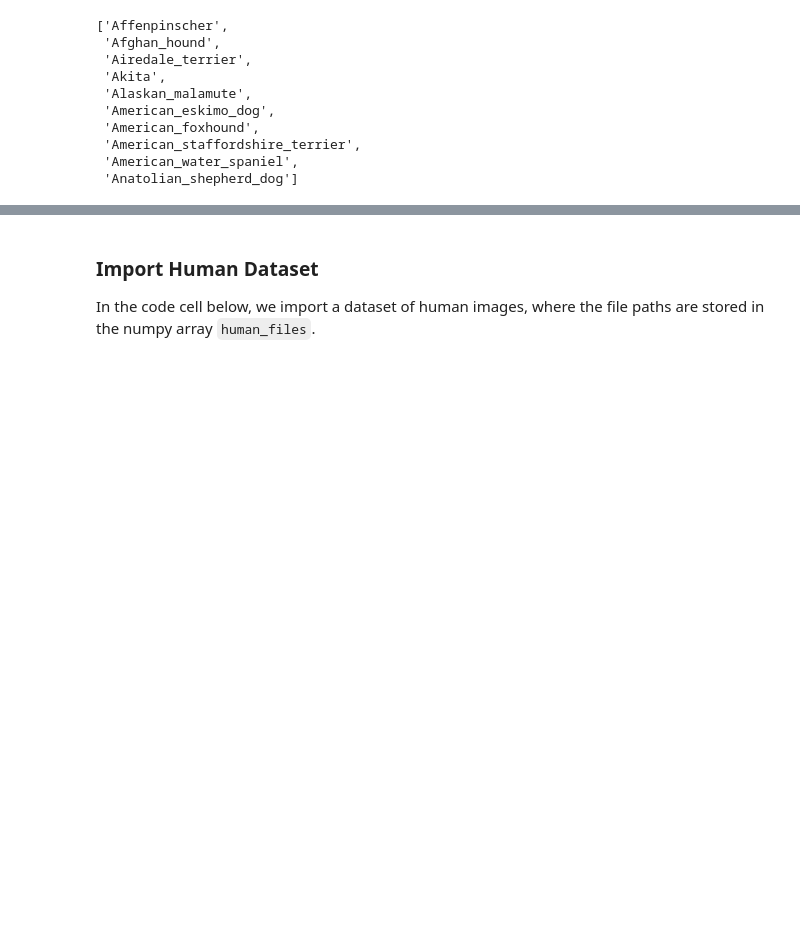
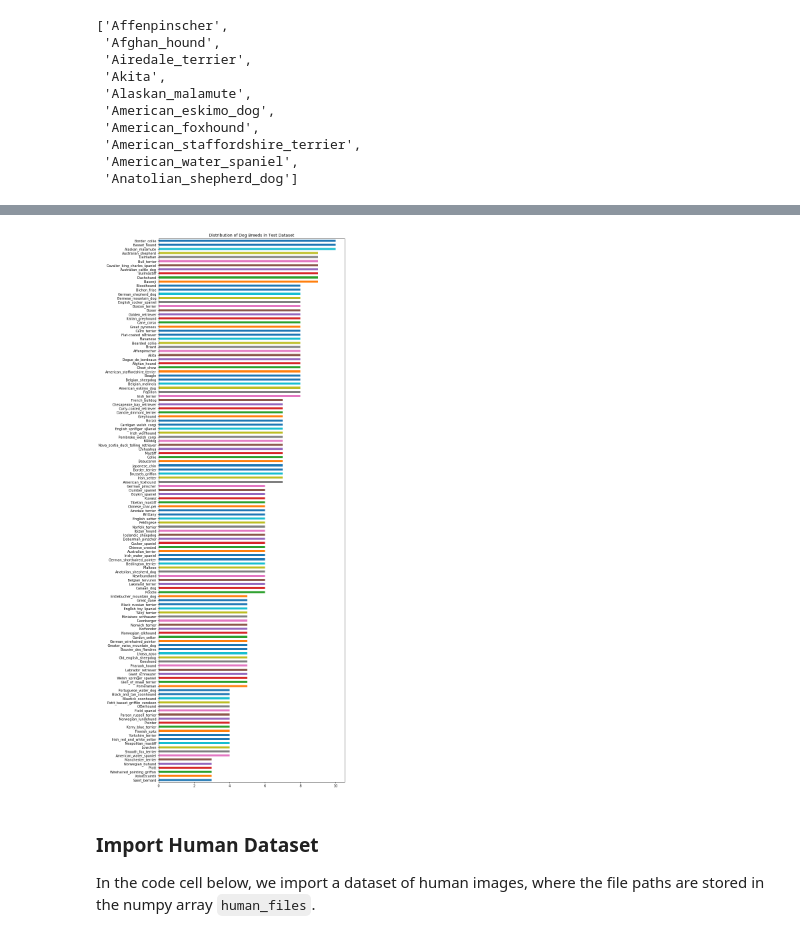
Before and after one commit to kaushalLimbachiyaa/Dog-Breed-Classificaiton-Using-Deep-Learning, a Jupyter notebook: dog_app.ipynb, the cells around one changed output, grey strips where cells are left out. Cells and saved outputs as stored; diff of their text form; code cells hidden in the pictures; blank space fills up the shorter version.

```diff
--- a/dog_app.ipynb
+++ b/dog_app.ipynb
@@ -108,3 +223,7 @@ dog_names[:10]
+# %%
+plot_dog_breed_dist(test_targets, 'Test', display_chart=True)
+# %% [output]
+[figure, added]
 # %% [markdown]
 ### Import Human Dataset
 
```
Also changed, not shown: parts of 37 cells of this notebook.
